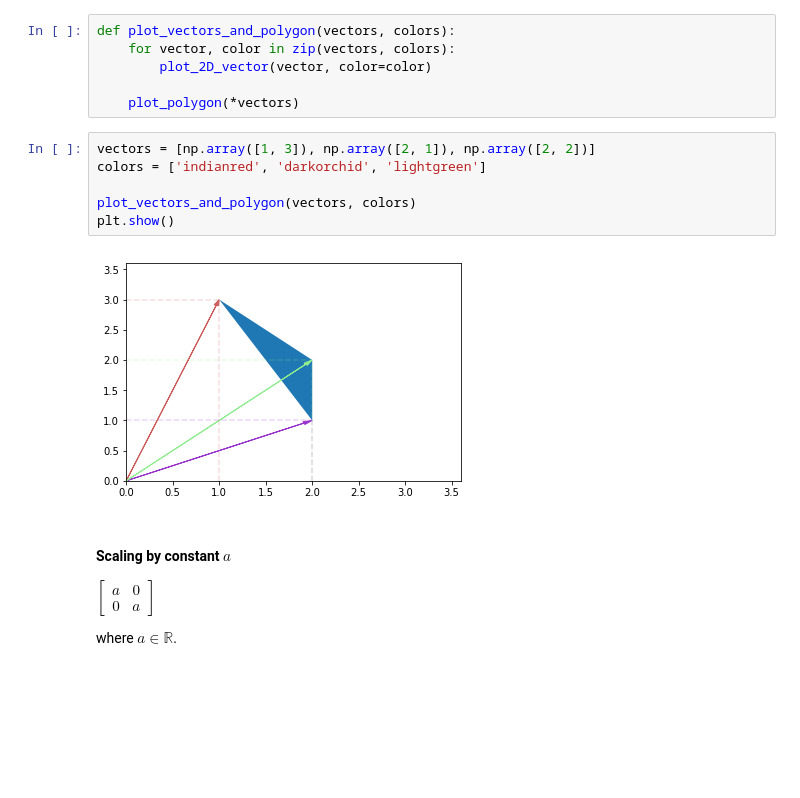
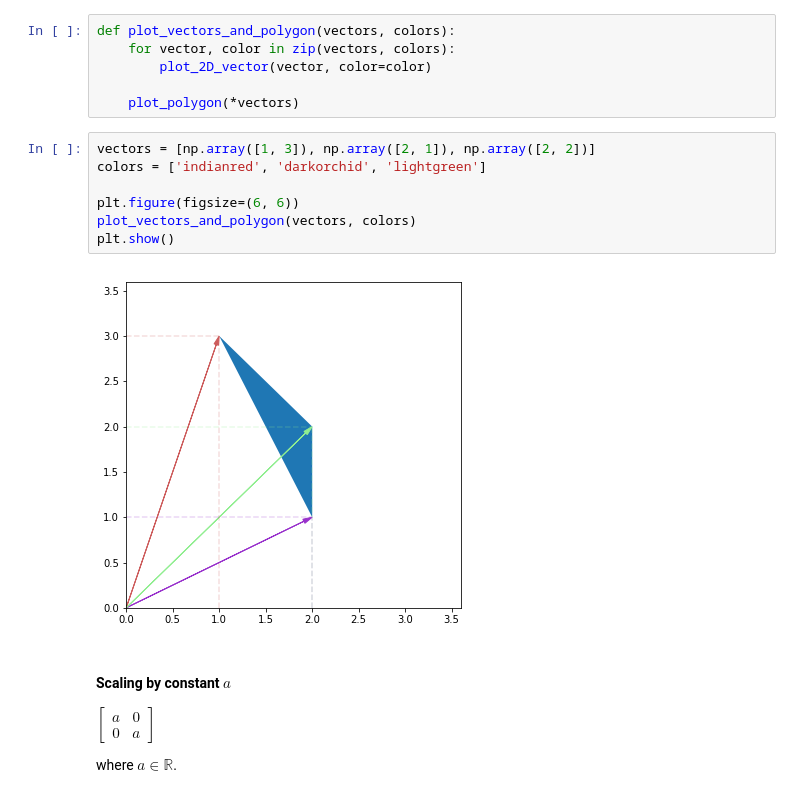
Before and after one commit to koulakis/interactive-math-for-data-science, a Jupyter notebook: linear_algebra.ipynb, the cells around one changed output. Drawn from its saved outputs; the diff is of its cells as text; blank space fills up the shorter version.

```diff
--- a/linear_algebra.ipynb
+++ b/linear_algebra.ipynb
@@ -273,11 +273,12 @@ def plot_vectors_and_polygon(vectors, colors):
 # %%
 vectors = [np.array([1, 3]), np.array([2, 1]), np.array([2, 2])]
 colors = ['indianred', 'darkorchid', 'lightgreen']
 
+plt.figure(figsize=(6, 6))
 plot_vectors_and_polygon(vectors, colors)
 plt.show()
 # %% [output]
-[figure, old version]
+[figure, new version]
 # %% [markdown]
 #### Scaling by constant $a$
 $\begin{bmatrix}
```
Also changed, not shown: parts of 9 cells of this notebook.
